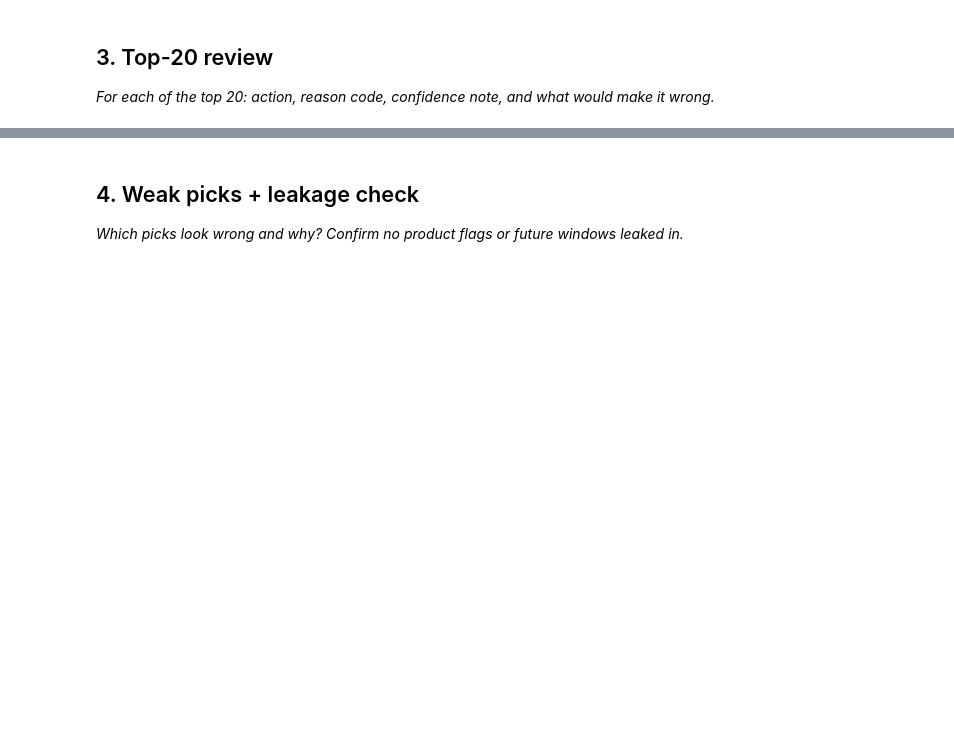
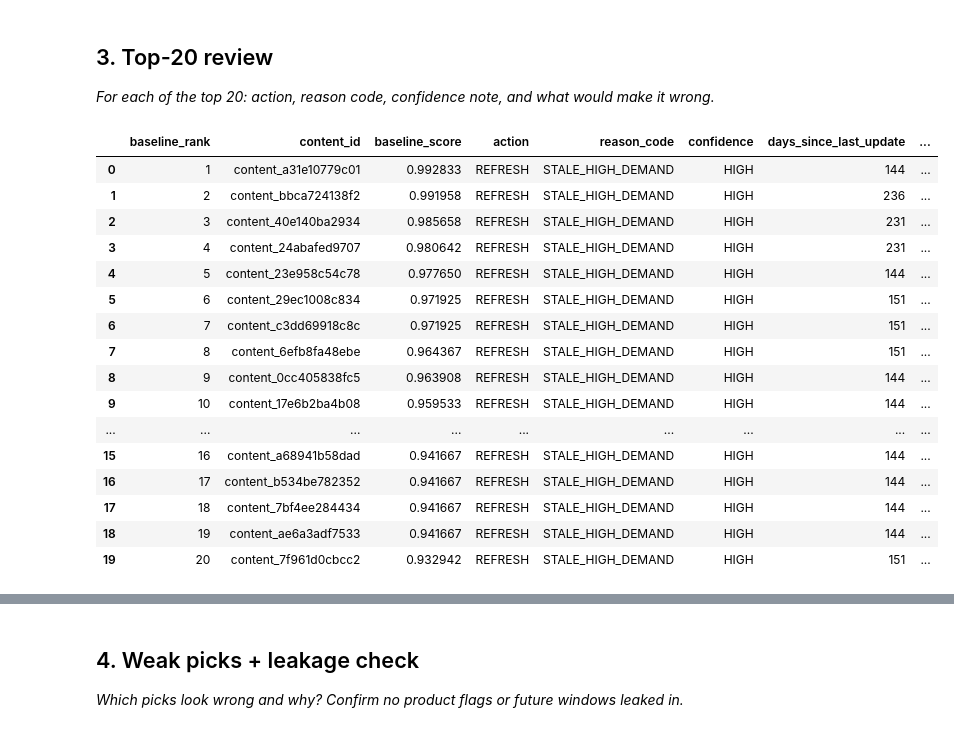
Before and after one commit to Kashaf537/flyrank-ml-internship, a Jupyter notebook: work/notebooks/w04_baseline_score.ipynb, the cells around one changed output, grey strips where cells are left out. Drawn from its saved outputs; the diff is of its cells as text; code cells hidden in the pictures; blank space fills up the shorter version.

```diff
--- a/work/notebooks/w04_baseline_score.ipynb
+++ b/work/notebooks/w04_baseline_score.ipynb
@@ -16,0 +267,10 @@ This skeleton is yours to fill. Work the sections **in order** — each one has
+# %%
+def assign_action(reason):
+    if reason == "STALE_HIGH_DEMAND":
+        return "REFRESH"
+    elif reason in ["STALE", "HIGH_DEMAND"]:
+        return "REVIEW"
+    else:
+        return "MONITOR"
+
+df["action"] = df["reason_code"].map(assign_action)
@@ -16,0 +295,7 @@ This skeleton is yours to fill. Work the sections **in order** — each one has
+# %%
+queue = df.sort_values(
+    "baseline_score",
+    ascending=False
+).reset_index(drop=True)
+
+queue["baseline_rank"] = queue.index + 1
@@ -18,3 +372,46 @@ This skeleton is yours to fill. Work the sections **in order** — each one has
 ## 3. Top-20 review
 
 *For each of the top 20: action, reason code, confidence note, and what would make it wrong.*
+# %%
+top20 = queue.head(20).copy()
+# %%
+def confidence(score):
+    if score >= 0.75:
+        return "HIGH"
+    elif score >= 0.50:
+        return "MEDIUM"
+    else:
+        return "LOW"
+
+top20["confidence"] = top20["baseline_score"].apply(confidence)
+# %%
+top20[
+    [
+        "baseline_rank",
+        "content_id",
+        "baseline_score",
+        "action",
+        "reason_code",
+        "confidence",
+        "days_since_last_update",
+        "search_volume"
+    ]
+]
+# %% [output]
+|  | baseline_rank | content_id | baseline_score | action | reason_code | confidence | days_since_last_update | ... |
+| 0 | 1 | content_a31e10779c01 | 0.992833 | REFRESH | STALE_HIGH_DEMAND | HIGH | 144 | ... |
+| 1 | 2 | content_bbca724138f2 | 0.991958 | REFRESH | STALE_HIGH_DEMAND | HIGH | 236 | ... |
+| 2 | 3 | content_40e140ba2934 | 0.985658 | REFRESH | STALE_HIGH_DEMAND | HIGH | 231 | ... |
+| 3 | 4 | content_24abafed9707 | 0.980642 | REFRESH | STALE_HIGH_DEMAND | HIGH | 231 | ... |
+| 4 | 5 | content_23e958c54c78 | 0.977650 | REFRESH | STALE_HIGH_DEMAND | HIGH | 144 | ... |
+| 5 | 6 | content_29ec1008c834 | 0.971925 | REFRESH | STALE_HIGH_DEMAND | HIGH | 151 | ... |
+| 6 | 7 | content_c3dd69918c8c | 0.971925 | REFRESH | STALE_HIGH_DEMAND | HIGH | 151 | ... |
+| 7 | 8 | content_6efb8fa48ebe | 0.964367 | REFRESH | STALE_HIGH_DEMAND | HIGH | 151 | ... |
+| 8 | 9 | content_0cc405838fc5 | 0.963908 | REFRESH | STALE_HIGH_DEMAND | HIGH | 144 | ... |
+| 9 | 10 | content_17e6b2ba4b08 | 0.959533 | REFRESH | STALE_HIGH_DEMAND | HIGH | 144 | ... |
+| ... | ... | ... | ... | ... | ... | ... | ... | ... |
+| 15 | 16 | content_a68941b58dad | 0.941667 | REFRESH | STALE_HIGH_DEMAND | HIGH | 144 | ... |
+| 16 | 17 | content_b534be782352 | 0.941667 | REFRESH | STALE_HIGH_DEMAND | HIGH | 144 | ... |
+| 17 | 18 | content_7bf4ee284434 | 0.941667 | REFRESH | STALE_HIGH_DEMAND | HIGH | 144 | ... |
+| 18 | 19 | content_ae6a3adf7533 | 0.941667 | REFRESH | STALE_HIGH_DEMAND | HIGH | 144 | ... |
+| 19 | 20 | content_7f961d0cbcc2 | 0.932942 | REFRESH | STALE_HIGH_DEMAND | HIGH | 151 | ... |
```
Also changed, not shown: parts of 36 cells of this notebook.
